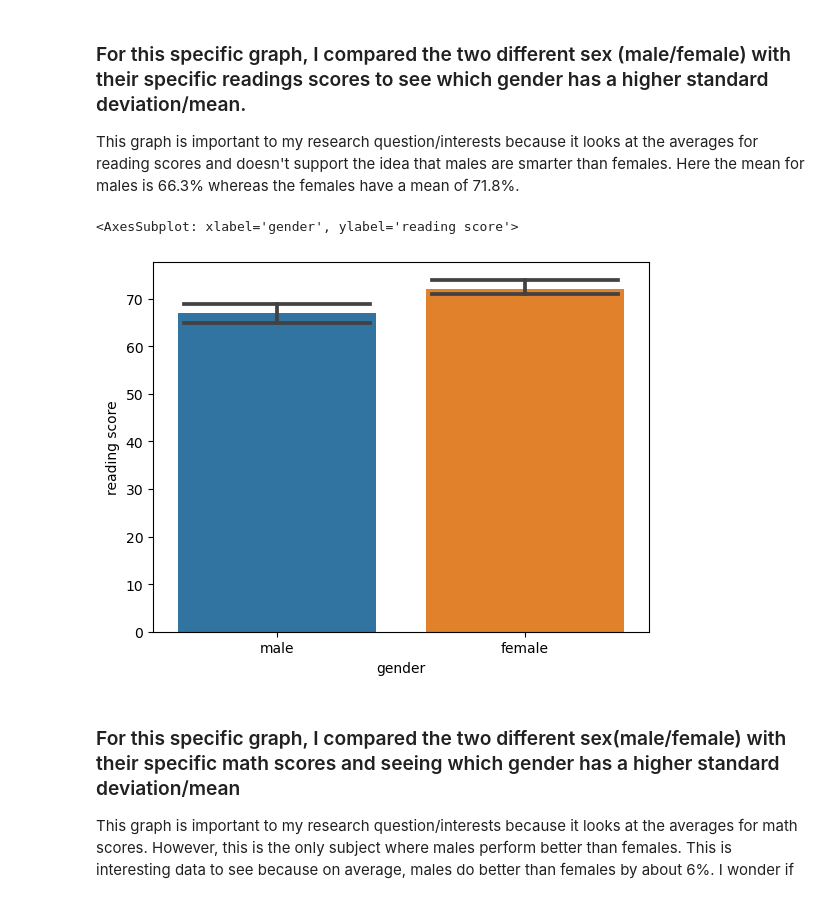
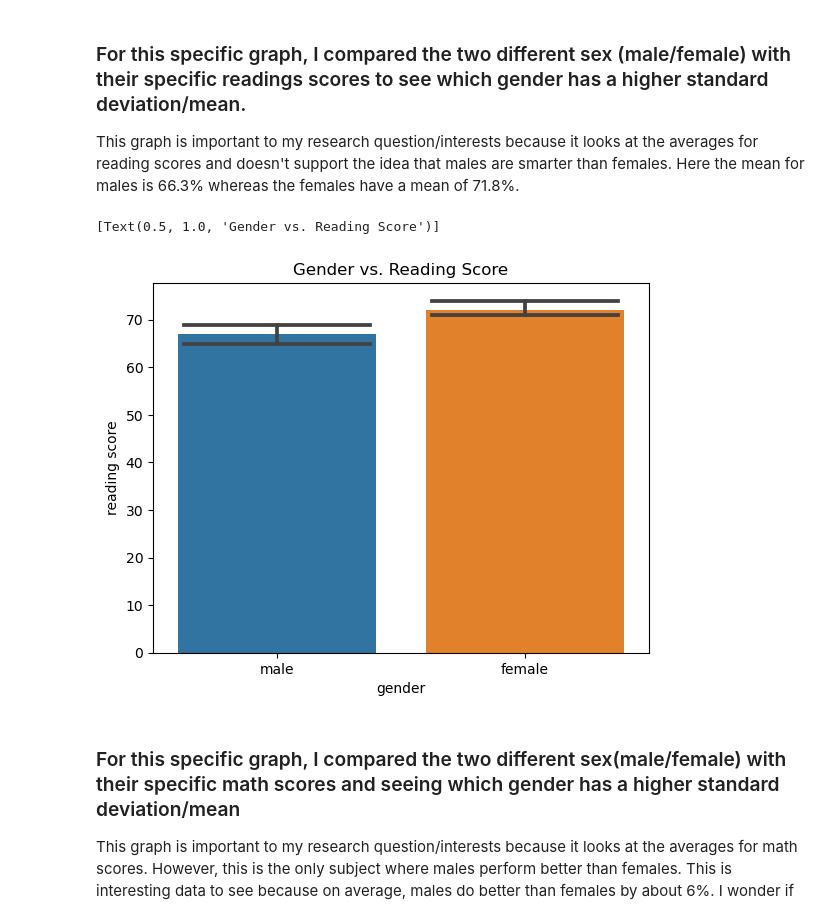
Before and after one commit to ubco-W2022T1-cosc301/project-group01, a Jupyter notebook: notebooks/analysis2.ipynb, the cells around one changed output. Drawn from its saved outputs; the diff is of its cells as text; code cells hidden in the pictures.

```diff
--- a/notebooks/analysis2.ipynb
+++ b/notebooks/analysis2.ipynb
@@ -166,10 +166,10 @@ male    517.0  64.029014  15.025983  23.0  54.0  64.0  74.0  100.0
 This graph is important to my research question/interests because it looks at the averages for reading scores and doesn't support the idea that males are smarter than females. Here the mean for males is 66.3% whereas the females have a mean of 71.8%.
 # %%
 d = pd.read_csv('../data/raw/exams.csv')
-sns.barplot(x='gender',y='reading score', data=d, estimator=np.median, capsize =0.75)
+sns.barplot(x='gender',y='reading score', data=d, estimator=np.median, capsize =0.75).set(title="Gender vs. Reading Score")
 # %% [output]
-<AxesSubplot: xlabel='gender', ylabel='reading score'>
+[Text(0.5, 1.0, 'Gender vs. Reading Score')]
-[figure, old version]
+[figure, new version]
 # %% [markdown]
 ### For this specific graph, I compared the two different sex(male/female) with their specific math scores and seeing which gender has a higher standard deviation/mean
 This graph is important to my research question/interests because it looks at the averages for math scores. However, this is the only subject where males perform better than females. This is interesting data to see because on average, males do better than females by about 6%. I wonder if there are any other factors that impact male performance in math in comparison to other subjects. Whether it's socially or physically, it's interesting to see how this graph/data differs from other subjects.
```
Also changed, not shown: parts of 11 cells of this notebook.
